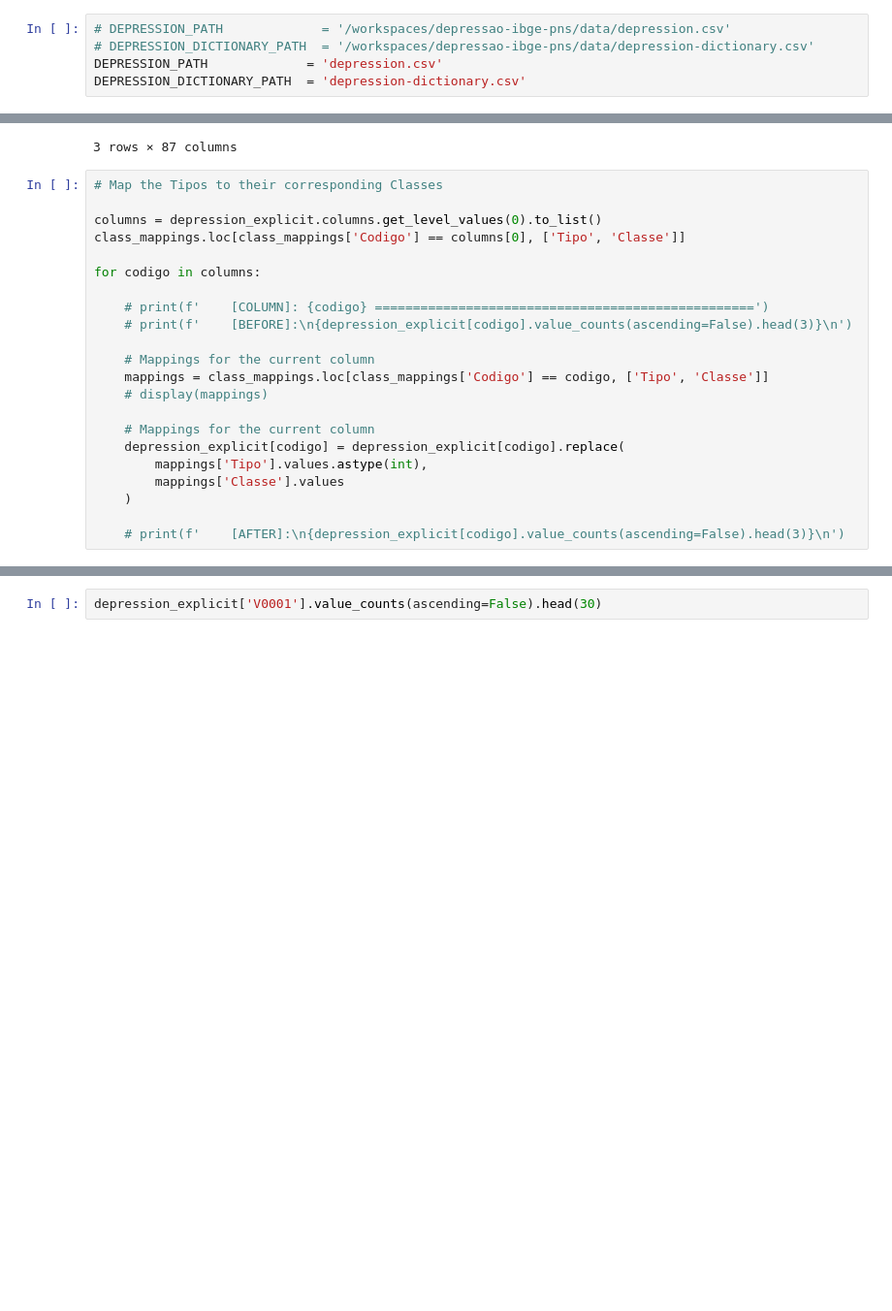
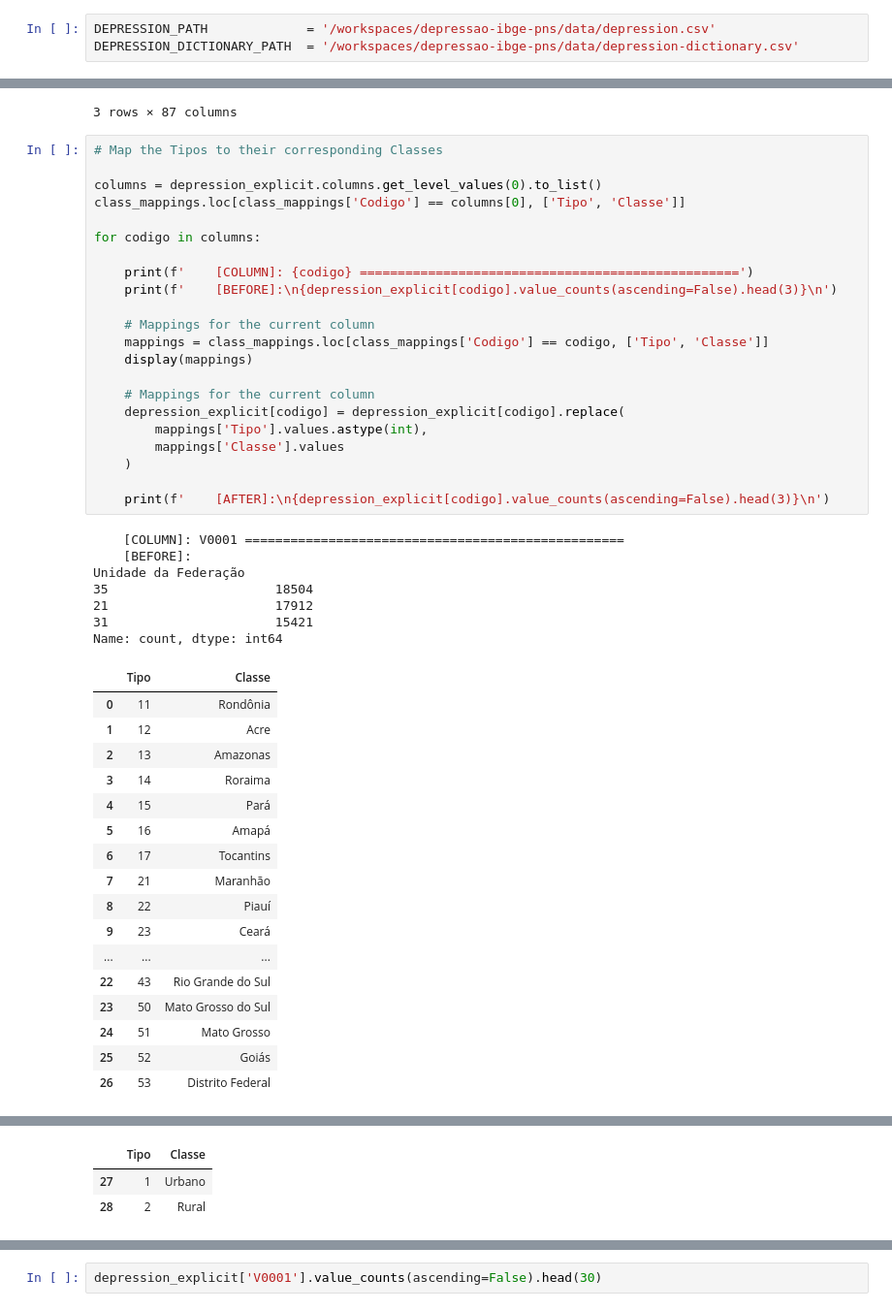
Before and after one commit to feed0/depressao-ibge-pns, a Jupyter notebook: src/4-pre-processing/pre-processing.ipynb, the cells around one changed output, grey strips where cells are left out. Shown at 97% size. Cells and saved outputs as stored; diff of their text form; blank space fills up the shorter version.

```diff
--- a/src/4-pre-processing/pre-processing.ipynb
+++ b/src/4-pre-processing/pre-processing.ipynb
@@ -10,10 +10,8 @@ import numpy as np
 # %% [markdown]
 ### 1.2 Paths
 # %%
-# DEPRESSION_PATH             = '/workspaces/depressao-ibge-pns/data/depression.csv'
-# DEPRESSION_DICTIONARY_PATH  = '/workspaces/depressao-ibge-pns/data/depression-dictionary.csv'
-DEPRESSION_PATH             = 'depression.csv'
-DEPRESSION_DICTIONARY_PATH  = 'depression-dictionary.csv'
+DEPRESSION_PATH             = '/workspaces/depressao-ibge-pns/data/depression.csv'
+DEPRESSION_DICTIONARY_PATH  = '/workspaces/depressao-ibge-pns/data/depression-dictionary.csv'
 # %% [markdown]
 ### 1.3 Dataframes
 # %%
@@ -183,22 +181,47 @@ display(
 # %%
 # Map the Tipos to their corresponding Classes
 
 columns = depression_explicit.columns.get_level_values(0).to_list()
 class_mappings.loc[class_mappings['Codigo'] == columns[0], ['Tipo', 'Classe']]
 
 for codigo in columns:
 
-    # print(f'    [COLUMN]: {codigo} ==================================================')
-    # print(f'    [BEFORE]:\n{depression_explicit[codigo].value_counts(ascending=False).head(3)}\n')
+    print(f'    [COLUMN]: {codigo} ==================================================')
+    print(f'    [BEFORE]:\n{depression_explicit[codigo].value_counts(ascending=False).head(3)}\n')
 
     # Mappings for the current column
     mappings = class_mappings.loc[class_mappings['Codigo'] == codigo, ['Tipo', 'Classe']]
-    # display(mappings)
+    display(mappings)
 
     # Mappings for the current column
     depression_explicit[codigo] = depression_explicit[codigo].replace(
         mappings['Tipo'].values.astype(int),
         mappings['Classe'].values
     )
 
-    # print(f'    [AFTER]:\n{depression_explicit[codigo].value_counts(ascending=False).head(3)}\n')
+    print(f'    [AFTER]:\n{depression_explicit[codigo].value_counts(ascending=False).head(3)}\n')
+# %% [output]
+    [COLUMN]: V0001 ==================================================
+    [BEFORE]:
+Unidade da Federação
+35                      18504
+21                      17912
+31                      15421
+Name: count, dtype: int64
+|  | Tipo | Classe |
+| 0 | 11 | Rondônia |
+| 1 | 12 | Acre |
+| 2 | 13 | Amazonas |
+| 3 | 14 | Roraima |
+| 4 | 15 | Pará |
+| 5 | 16 | Amapá |
+| 6 | 17 | Tocantins |
+| 7 | 21 | Maranhão |
+| 8 | 22 | Piauí |
+| 9 | 23 | Ceará |
+| ... | ... | ... |
+| 22 | 43 | Rio Grande do Sul |
+| 23 | 50 | Mato Grosso do Sul |
+| 24 | 51 | Mato Grosso |
+| 25 | 52 | Goiás |
+| 26 | 53 | Distrito Federal |
@@ -204,0 +241,3 @@ for codigo in columns:
+|  | Tipo | Classe |
+| 27 | 1 | Urbano |
+| 28 | 2 | Rural |
```
Also changed, not shown: parts of 3 cells of this notebook.
